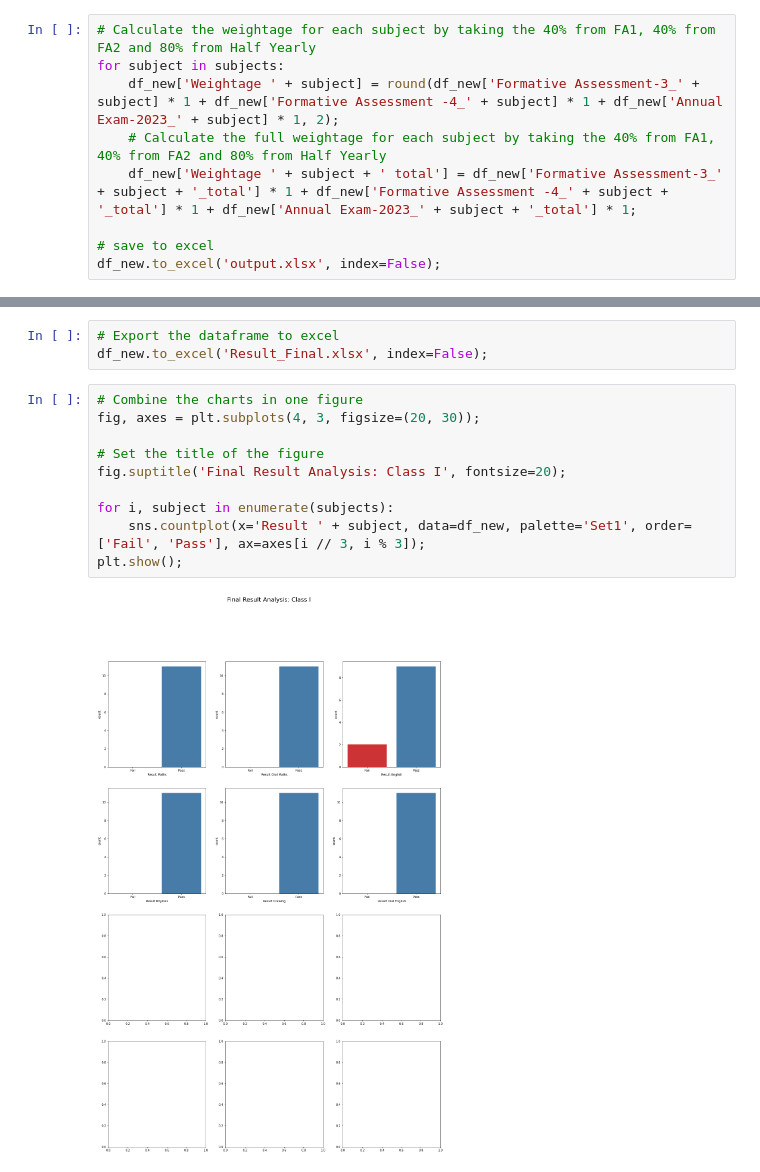
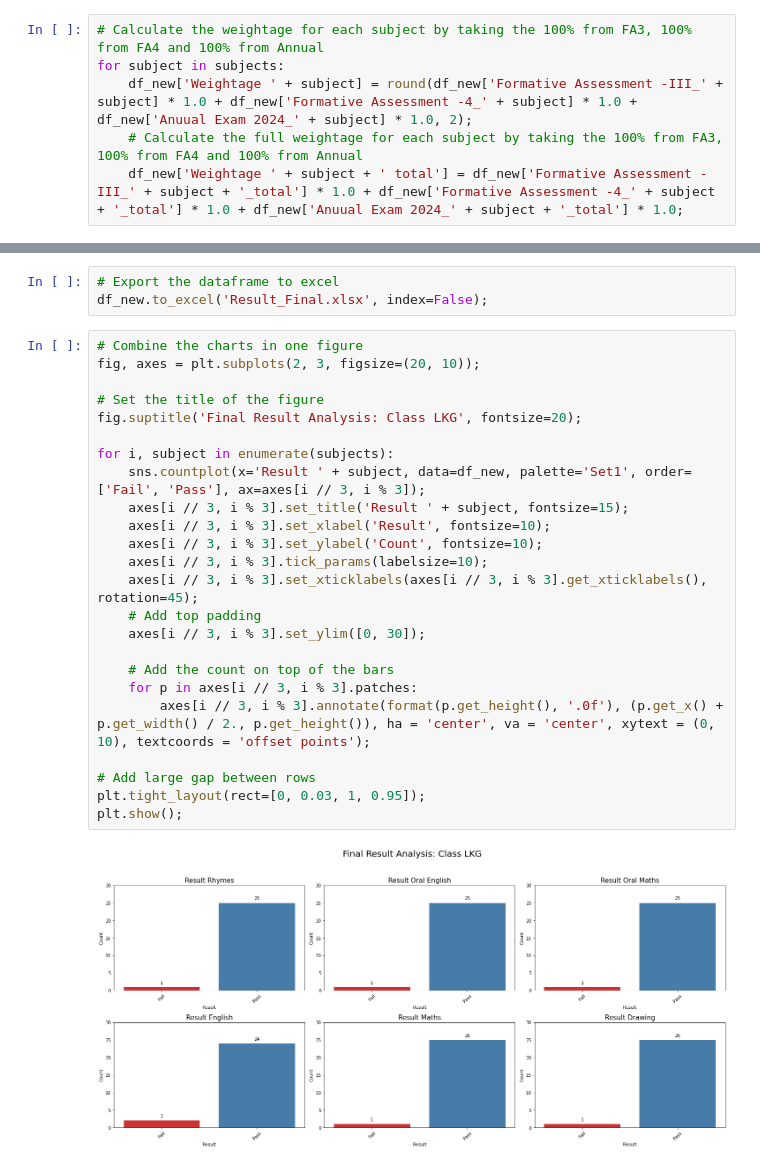
Before and after one commit to tek2991/Results, a Jupyter notebook: LKG/process_final.ipynb, the cells around one changed output, grey strips where cells are left out. Saved outputs shown, nothing was run; the diff lists cells and outputs as text.

```diff
--- a/LKG/process_final.ipynb
+++ b/LKG/process_final.ipynb
@@ -155,13 +154,10 @@ df_new.head()
 5 rows × 64 columns
 # %%
-# Calculate the weightage for each subject by taking the 40% from FA1, 40% from FA2 and 80% from Half Yearly
+# Calculate the weightage for each subject by taking the 100% from FA3, 100% from FA4 and 100% from Annual
 for subject in subjects:
-    df_new['Weightage ' + subject] = round(df_new['Formative Assessment-3_' + subject] * 1 + df_new['Formative Assessment -4_' + subject] * 1 + df_new['Annual Exam-2023_' + subject] * 1, 2);
-    # Calculate the full weightage for each subject by taking the 40% from FA1, 40% from FA2 and 80% from Half Yearly
-    df_new['Weightage ' + subject + ' total'] = df_new['Formative Assessment-3_' + subject + '_total'] * 1 + df_new['Formative Assessment -4_' + subject + '_total'] * 1 + df_new['Annual Exam-2023_' + subject + '_total'] * 1;
-
-# save to excel
-df_new.to_excel('output.xlsx', index=False);
+    df_new['Weightage ' + subject] = round(df_new['Formative Assessment -III_' + subject] * 1.0 + df_new['Formative Assessment -4_' + subject] * 1.0 + df_new['Anuual Exam 2024_' + subject] * 1.0, 2);
+    # Calculate the full weightage for each subject by taking the 100% from FA3, 100% from FA4 and 100% from Annual
+    df_new['Weightage ' + subject + ' total'] = df_new['Formative Assessment -III_' + subject + '_total'] * 1.0 + df_new['Formative Assessment -4_' + subject + '_total'] * 1.0 + df_new['Anuual Exam 2024_' + subject + '_total'] * 1.0;
 # %%
 # Calculate the weightage result for each subject, pass if weightage is greater than 30% of the full weightage
 for subject in subjects:
@@ -247,13 +248,27 @@ df_new
 df_new.to_excel('Result_Final.xlsx', index=False);
 # %%
 # Combine the charts in one figure
-fig, axes = plt.subplots(4, 3, figsize=(20, 30));
+fig, axes = plt.subplots(2, 3, figsize=(20, 10));
 
 # Set the title of the figure
-fig.suptitle('Final Result Analysis: Class I', fontsize=20);
+fig.suptitle('Final Result Analysis: Class LKG', fontsize=20);
 
 for i, subject in enumerate(subjects):
     sns.countplot(x='Result ' + subject, data=df_new, palette='Set1', order=['Fail', 'Pass'], ax=axes[i // 3, i % 3]);
+    axes[i // 3, i % 3].set_title('Result ' + subject, fontsize=15);
+    axes[i // 3, i % 3].set_xlabel('Result', fontsize=10);
+    axes[i // 3, i % 3].set_ylabel('Count', fontsize=10);
+    axes[i // 3, i % 3].tick_params(labelsize=10);
+    axes[i // 3, i % 3].set_xticklabels(axes[i // 3, i % 3].get_xticklabels(), rotation=45);
+    # Add top padding
+    axes[i // 3, i % 3].set_ylim([0, 30]);
+
+    # Add the count on top of the bars
+    for p in axes[i // 3, i % 3].patches:
+        axes[i // 3, i % 3].annotate(format(p.get_height(), '.0f'), (p.get_x() + p.get_width() / 2., p.get_height()), ha = 'center', va = 'center', xytext = (0, 10), textcoords = 'offset points');
+
+# Add large gap between rows
+plt.tight_layout(rect=[0, 0.03, 1, 0.95]);
 plt.show();
 # %% [output]
-[figure, old version]
+[figure, new version]
```
Also changed, not shown: parts of 11 cells of this notebook, 38 other files.
